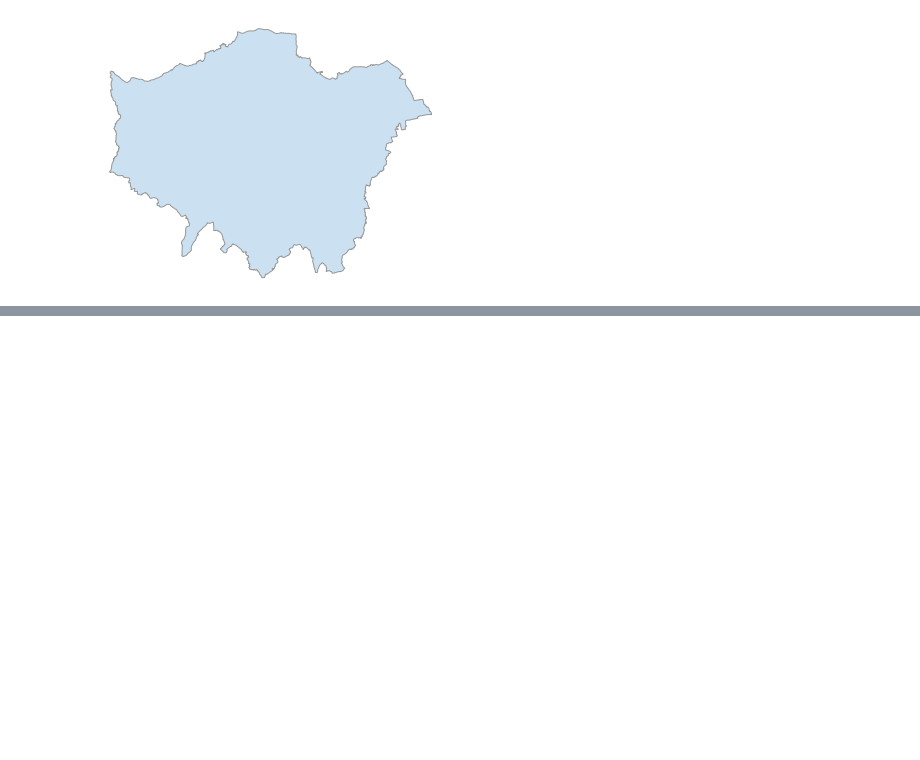
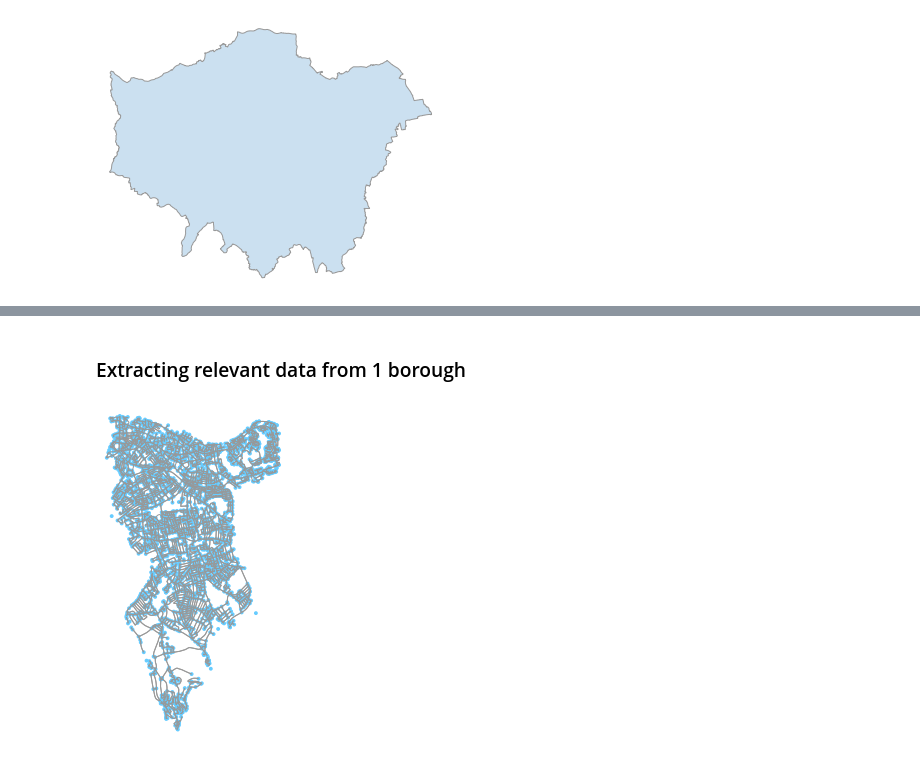
Before and after one commit to nicoleleman/30MapChallenge, a Jupyter notebook: Exploring OSMNX.ipynb, the cells around one changed output, grey strips where cells are left out. Drawn from its saved outputs; the diff is of its cells as text; code cells hidden in the pictures; blank space fills up the shorter version.

```diff
--- a/Exploring OSMNX.ipynb
+++ b/Exploring OSMNX.ipynb
@@ -36,0 +85,7 @@ KeyboardInterrupt:
+# %% [markdown]
+### Extracting relevant data from 1 borough
+# %%
+southwark = ox.graph_from_place('London Borough of Southwark', network_type='drive', retain_all=True)
+fig, ax = ox.plot_graph(southwark, save=True, filename='southwark_roads')
+# %% [output]
+[figure, added]
```
Also changed, not shown: parts of 9 cells of this notebook.
